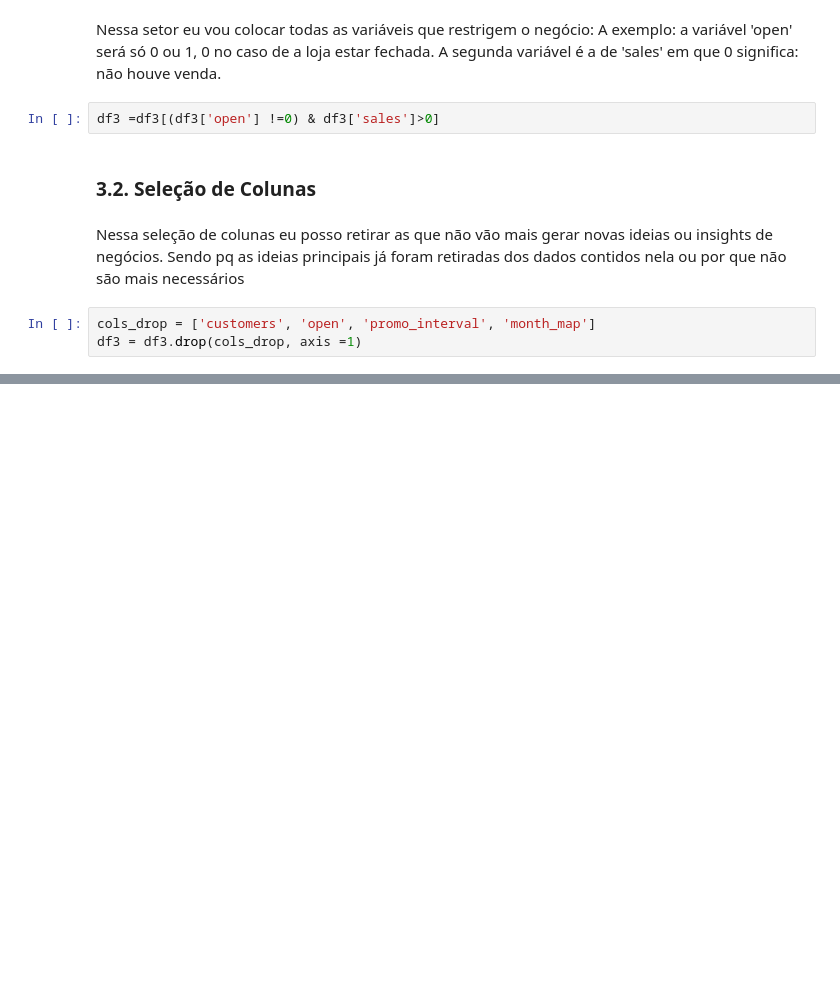
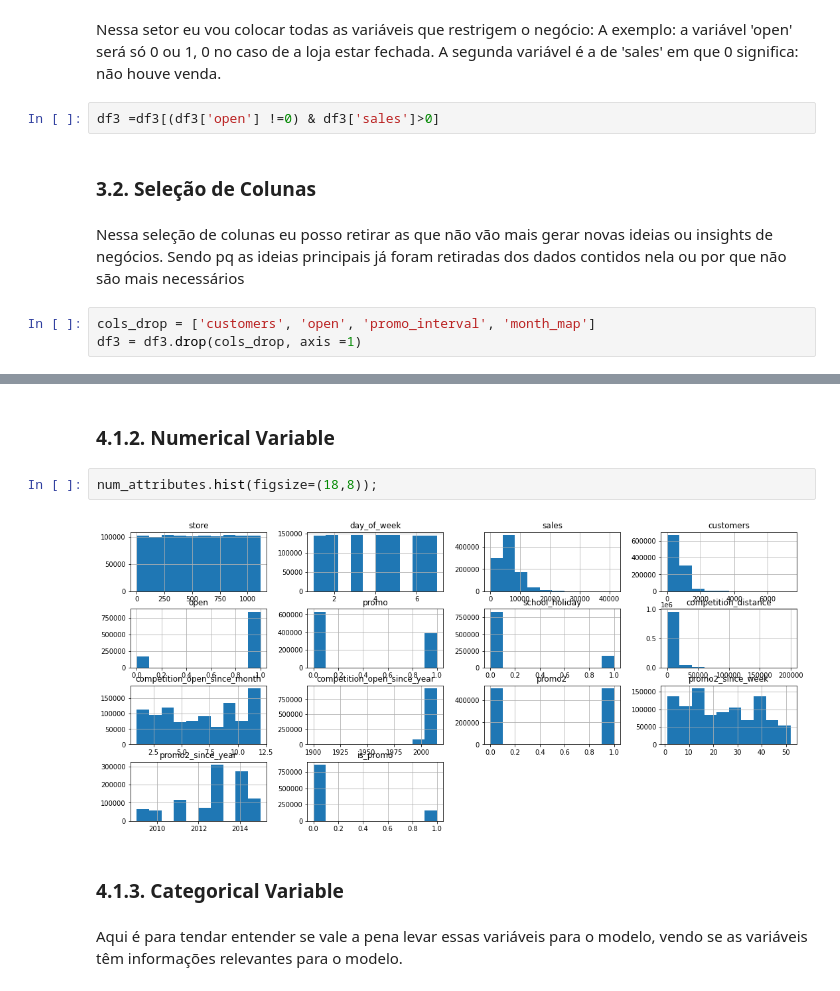
Before and after one commit to vivianebuge/ds-em-producao, a Jupyter notebook: m04_v01_store_sales_prediction.ipynb, the cells around one changed output, grey strips where cells are left out. Drawn from its saved outputs; the diff is of its cells as text; blank space fills up the shorter version.

```diff
--- a/m04_v01_store_sales_prediction.ipynb
+++ b/m04_v01_store_sales_prediction.ipynb
@@ -387,0 +438,10 @@ cat_attributes.head()
+# %% [markdown]
+### 4.1.2. Numerical Variable
+# %%
+num_attributes.hist(figsize=(18,8));
+# %% [output]
+[figure, added]
+# %% [markdown]
+### 4.1.3. Categorical Variable
+# %% [markdown]
+Aqui é para tendar entender se vale a pena levar essas variáveis para o modelo, vendo se as variáveis têm informações relevantes para o modelo.
```
Also changed, not shown: parts of 35 cells of this notebook.
